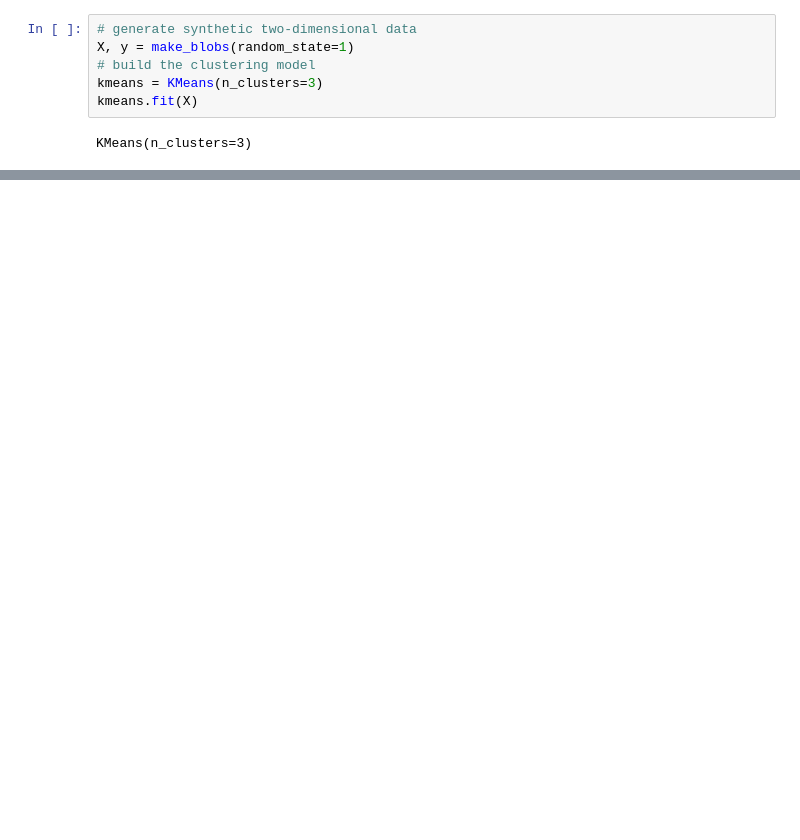
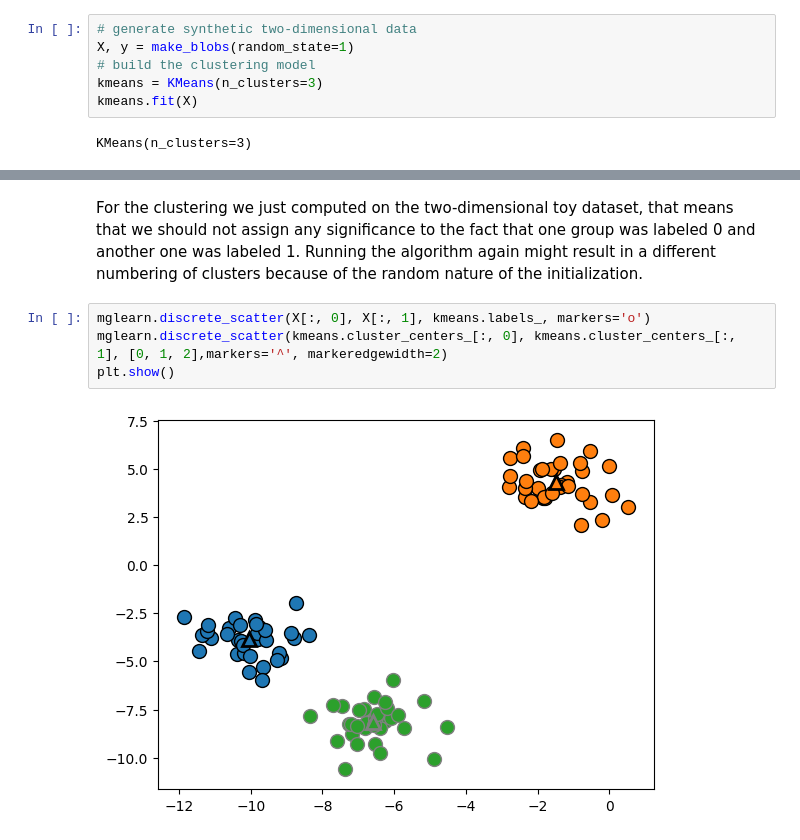
Before and after one commit to jurgenfolz/Machine-Learning-Examples, a Jupyter notebook: Unsupervised Learning/Clustering/k-Means Clustering.ipynb, the cells around one changed output, grey strips where cells are left out. Saved outputs shown, nothing was run; the diff lists cells and outputs as text; blank space fills up the shorter version.

Commit message:
Finished k-means + some more small changes

```diff
--- a/Unsupervised Learning/Clustering/k-Means Clustering.ipynb
+++ b/Unsupervised Learning/Clustering/k-Means Clustering.ipynb
@@ -16,0 +44,8 @@ print(f"Cluster memberships: {kmeans.labels_}")
+# %% [markdown]
+For the clustering we just computed on the two-dimensional toy dataset, that means that we should not assign any significance to the fact that one group was labeled 0 and another one was labeled 1. Running the algorithm again might result in a different numbering of clusters because of the random nature of the initialization.
+# %%
+mglearn.discrete_scatter(X[:, 0], X[:, 1], kmeans.labels_, markers='o')
+mglearn.discrete_scatter(kmeans.cluster_centers_[:, 0], kmeans.cluster_centers_[:, 1], [0, 1, 2],markers='^', markeredgewidth=2)
+plt.show()
+# %% [output]
+[figure, added]
```
Also changed, not shown: parts of 20 cells of this notebook, 3 other files.
